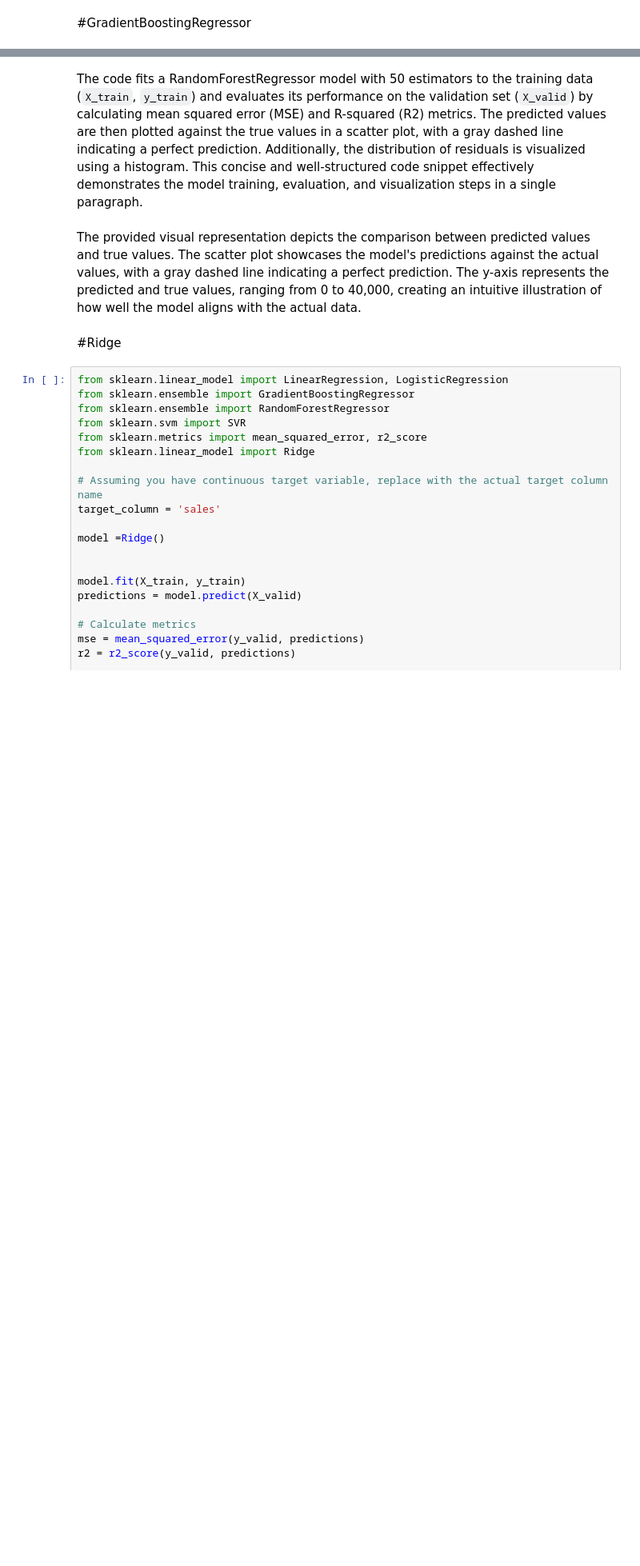
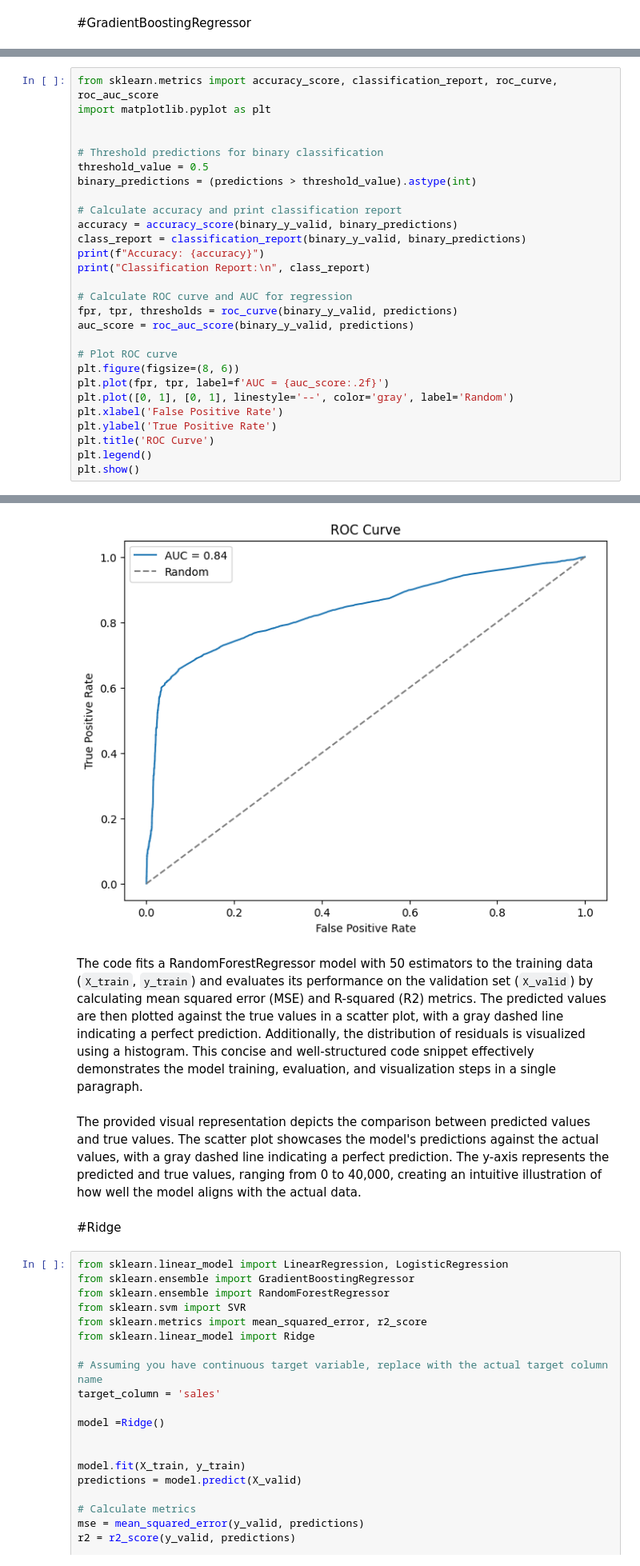
Before and after one commit to mohammadfaizal44/Store-Sales---Time-Series-Forecasting, a Jupyter notebook: Store_Sales_Time_Series_Forecasting__Final.ipynb, the cells around one changed output, grey strips where cells are left out. Shown at 80% size. Saved outputs shown, nothing was run; the diff lists cells and outputs as text; blank space fills up the shorter version.

```diff
--- a/Store_Sales_Time_Series_Forecasting__Final.ipynb
+++ b/Store_Sales_Time_Series_Forecasting__Final.ipynb
@@ -989,0 +1133,29 @@ R-squared: 0.8912111633639521
+# %%
+from sklearn.metrics import accuracy_score, classification_report, roc_curve, roc_auc_score
+import matplotlib.pyplot as plt
+
+
+# Threshold predictions for binary classification
+threshold_value = 0.5
+binary_predictions = (predictions > threshold_value).astype(int)
+
+# Calculate accuracy and print classification report
+accuracy = accuracy_score(binary_y_valid, binary_predictions)
+class_report = classification_report(binary_y_valid, binary_predictions)
+print(f"Accuracy: {accuracy}")
+print("Classification Report:\n", class_report)
+
+# Calculate ROC curve and AUC for regression
+fpr, tpr, thresholds = roc_curve(binary_y_valid, predictions)
+auc_score = roc_auc_score(binary_y_valid, predictions)
+
+# Plot ROC curve
+plt.figure(figsize=(8, 6))
+plt.plot(fpr, tpr, label=f'AUC = {auc_score:.2f}')
+plt.plot([0, 1], [0, 1], linestyle='--', color='gray', label='Random')
+plt.xlabel('False Positive Rate')
+plt.ylabel('True Positive Rate')
+plt.title('ROC Curve')
+plt.legend()
+plt.show()
+# %% [output]
@@ -990,3 +1172,4 @@ R-squared: 0.8912111633639521
+[figure, added]
 # %% [markdown]
 The code fits a RandomForestRegressor model with 50 estimators to the training data (`X_train`, `y_train`) and evaluates its performance on the validation set (`X_valid`) by calculating mean squared error (MSE) and R-squared (R2) metrics. The predicted values are then plotted against the true values in a scatter plot, with a gray dashed line indicating a perfect prediction. Additionally, the distribution of residuals is visualized using a histogram. This concise and well-structured code snippet effectively demonstrates the model training, evaluation, and visualization steps in a single paragraph.
 # %% [markdown]
```
Also changed, not shown: parts of 22 cells of this notebook.
